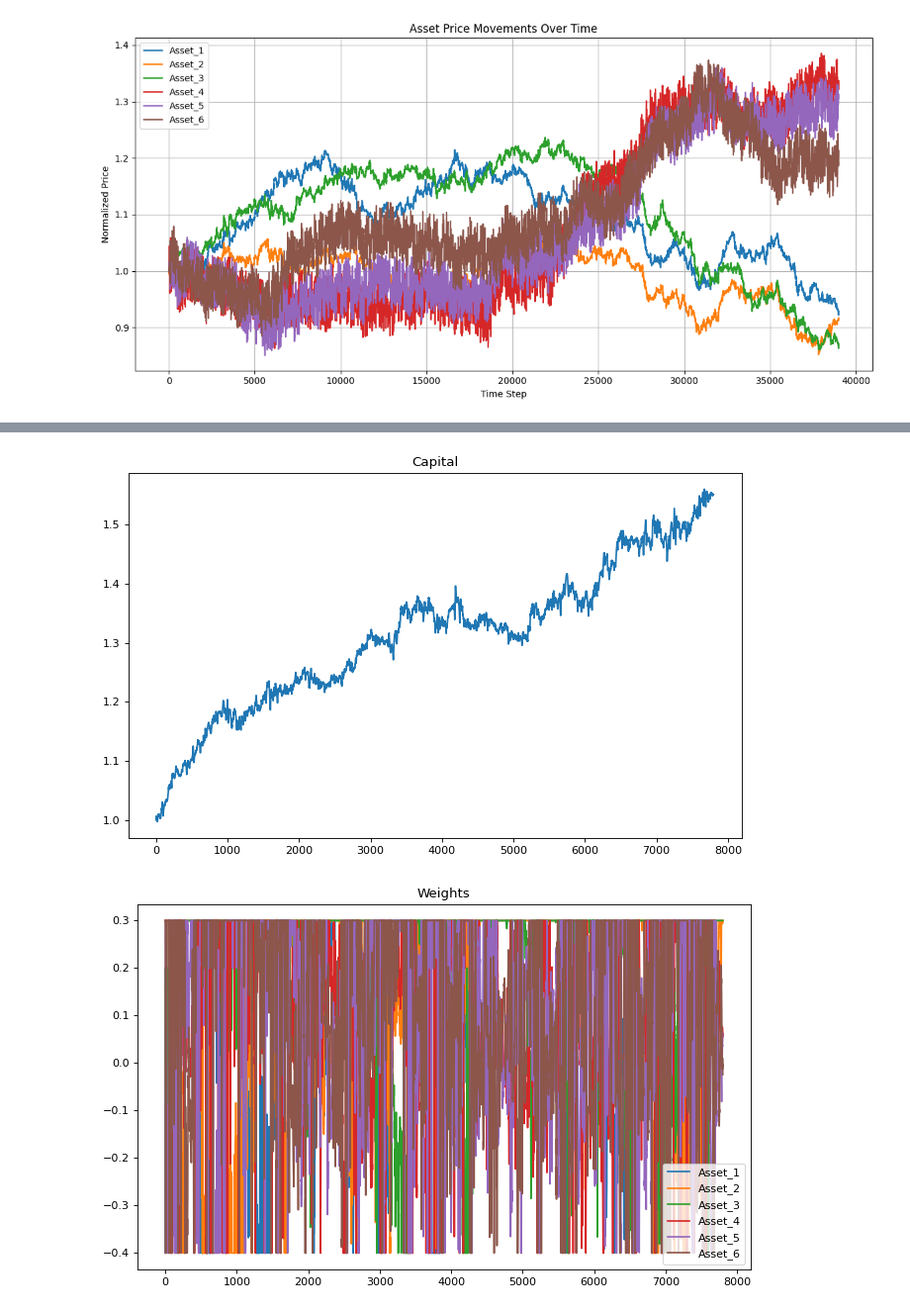
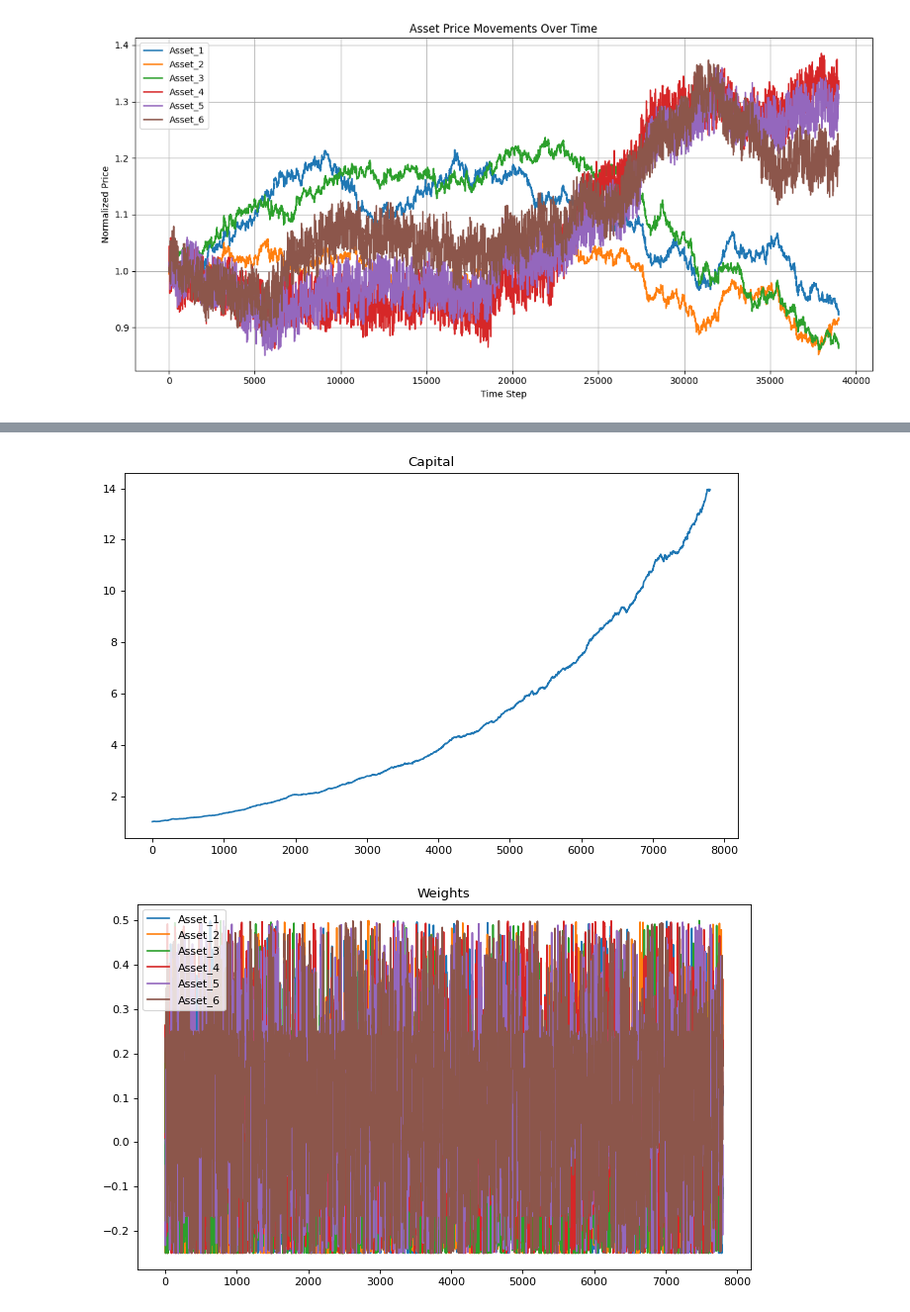
Before and after one commit to shubhaankargupta/utc-2025, a Jupyter notebook: utc_case2.ipynb, the cells around one changed output, grey strips where cells are left out. Shown: that part at 99% size. Cells and saved outputs as stored; diff of their text form; code cells hidden in the pictures.

```diff
--- a/utc_case2.ipynb
+++ b/utc_case2.ipynb
@@ -18,3 +26,13 @@ plt.show()
 # %% [output]
 39000
 [figure]
+# %%
+import pandas as pd
+import matplotlib.pyplot as plt
+
+data = pd.read_csv('Case2.csv')
+returns = data.pct_change().dropna()
+
+volatility = returns.std()
+print("Volatility (Standard Deviation of Returns):")
+print(volatility)
@@ -45,7 +78,6 @@ import scipy
 import matplotlib.pyplot as plt
 from sklearn.model_selection import train_test_split
 import os
-from cvxopt import matrix, solvers, blas
 from scipy.optimize import minimize
 
 
@@ -63,9 +95,9 @@ class Allocator():
         '''
         Store raw prices and calculate running returns separately
         '''
-        self.running_price_paths = train_data.copy()  # raw prices
-        self.daily_returns = train_data.pct_change().dropna().copy()  # daily percent change
-
+        self.running_price_paths = train_data.copy()
+        #new var to test returns
+        self.daily_returns = train_data.pct_change().dropna().copy()
         self.train_data = train_data.copy()
 
     def allocate_portfolio(self, asset_prices):
@@ -80,29 +112,61 @@ class Allocator():
                 ignore_index=True
             )
 
-        if len(self.daily_returns) < 200:
+        if len(self.daily_returns) < 230:
             return np.full(6, 1/6)
 
-        recent_returns = self.daily_returns.iloc[-200:]
-        mu = recent_returns.mean().values
-        cov = recent_returns.cov().values
-        n = len(mu)
+        # split assets into two windows since they have different volatilities
+        assets_first3 = self.daily_returns.iloc[:, :3]
+        assets_last3 = self.daily_returns.iloc[:, 3:]
 
-        def negative_sharpe(w):
+        # asset 1,2,3 120
+        recent_returns_first3 = assets_first3.iloc[-10:]
+        mu_first3 = recent_returns_first3.mean().values
+        cov_first3 = recent_returns_first3.cov().values
+
+        # asset 4,5,6 10
+        recent_returns_last3 = assets_last3.iloc[-5:]
+        mu_last3 = recent_returns_last3.mean().values
+        cov_last3 = recent_returns_last3.cov().values
+
+        # sharpe def
+        def sharpe(w, mu, cov):
             ret = np.dot(w, mu)
             vol = np.sqrt(np.dot(w.T, np.dot(cov, w)))
             return ret / vol if vol > 0 else 1e6
 
         constraints = {'type': 'eq', 'fun': lambda w: np.sum(w) - 1}
-        bounds = [(-0.4, 0.3)] * n
-        w0 = np.full(n, 1/n)
+        bounds = [(-1, 1)] * 3
 
-        result = minimize(negative_sharpe, w0, bounds=bounds, constraints=constraints)
+        # first 3 asset markowitz
+        w0_first3 = np.full(3, 1/3)
+        result_first3 = minimize(
+            lambda w: -sharpe(w, mu_first3, cov_first3),
+            w0_first3,
+            method='SLSQP',
+            bounds=bounds,
+            constraints=constraints,
+            options={'maxiter': 100, 'ftol': 1e-6})
 
-        if result.success:
-            return result.x
+        # last 3 asset markowitz
+        w0_last3 = np.full(3, 1/3)
+        result_last3 = minimize(
+            lambda w: -sharpe(w, mu_last3, cov_last3),
+            w0_last3,
+            method='SLSQP',
+            bounds=bounds,
+            constraints=constraints,
+            options={'maxiter': 100, 'ftol': 1e-6})
+
+        if result_first3.success and result_last3.success:
+            weights_first3 = result_first3.x
+            weights_last3 = result_last3.x
+            combined_weights = np.concatenate([weights_first3, weights_last3])
+            combined_weights = combined_weights / np.sum(np.abs(combined_weights))
+            return combined_weights
         else:
-            return w0
+            #if optimization fails
+            return np.full(6, 1/6)
 
 def grading(train_data, test_data):
     '''
@@ -132,7 +196,6 @@ def grading(train_data, test_data):
     return sharpe, capital, weights
 
 sharpe, capital, weights = grading(TRAIN, TEST)
-#Sharpe gets printed to command line
 print(sharpe)
 print("Capital shape:", len(capital), "| Test shape:", len(TEST))
 
@@ -146,4 +209,5 @@ plt.title("Weights")
 plt.plot(np.arange(len(TEST)), weights)
 plt.legend(TEST.columns)
 plt.show()
+print(capital)
 # %% [output]
@@ -151,3 +215,3 @@ plt.show()
 Capital shape: 7800 | Test shape: 7800
-[figure, old version]
+[figure, new version]
-[figure, old version]
+[figure, new version]
```
Also changed, not shown: parts of 6 cells of this notebook.
